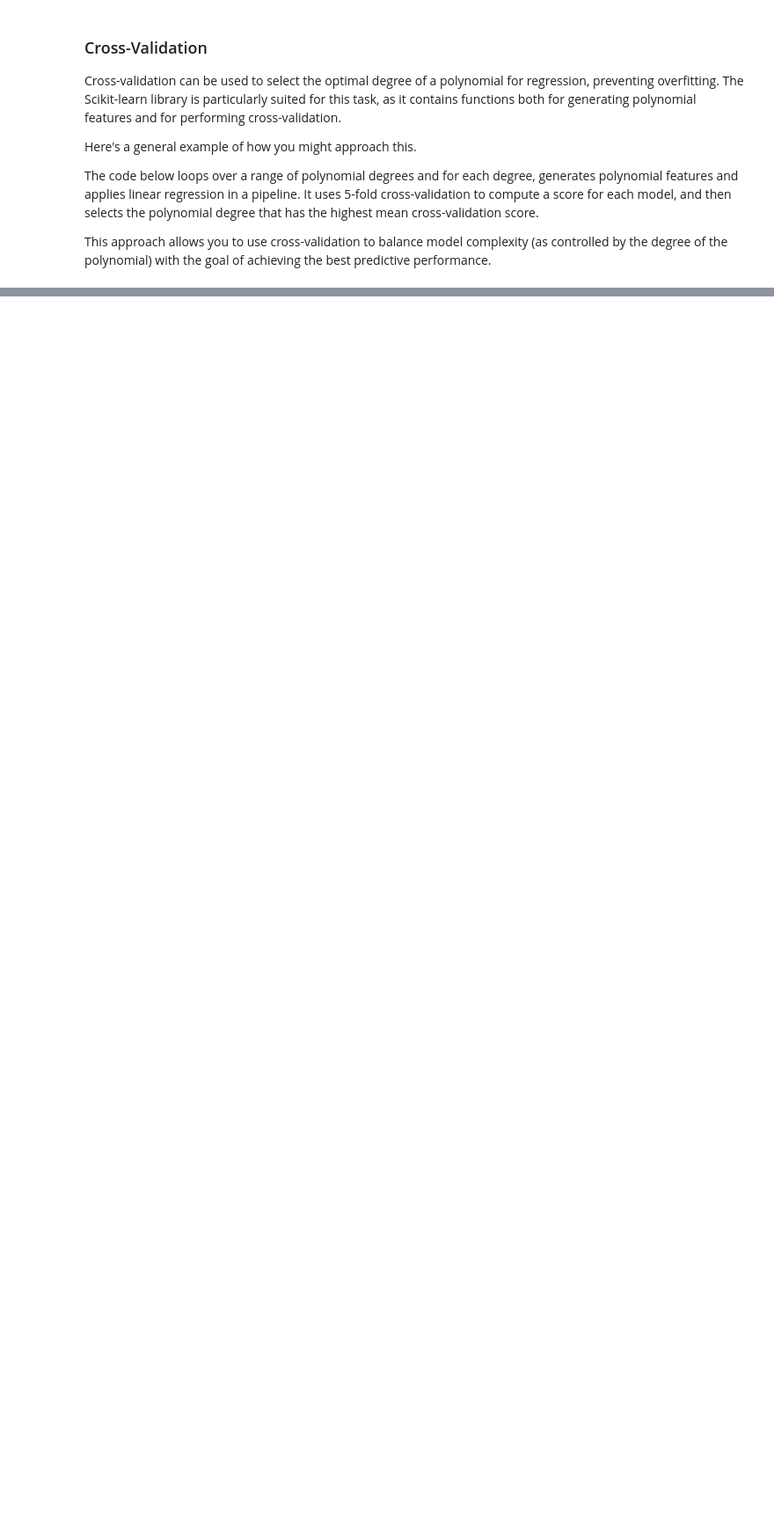
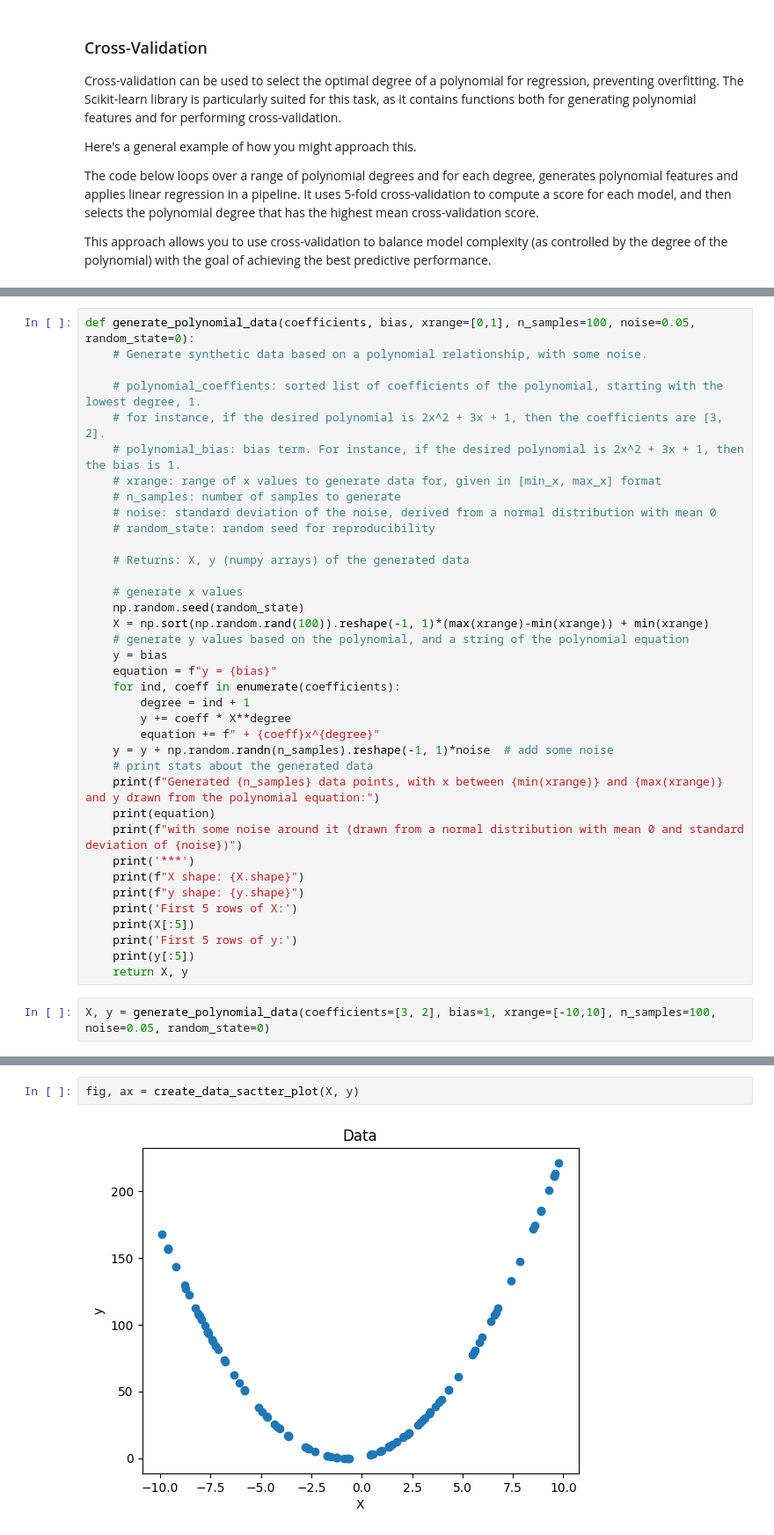
Before and after one commit to sanket238/CSCN8010, a Jupyter notebook: class_notebooks/cross-validation/cross-validation.ipynb, the cells around one changed output, grey strips where cells are left out. Shown at 88% size. Drawn from its saved outputs; the diff is of its cells as text; blank space fills up the shorter version.

```diff
--- a/class_notebooks/cross-validation/cross-validation.ipynb
+++ b/class_notebooks/cross-validation/cross-validation.ipynb
@@ -10,0 +26,39 @@ This approach allows you to use cross-validation to balance model complexity (as
+# %%
+def generate_polynomial_data(coefficients, bias, xrange=[0,1], n_samples=100, noise=0.05, random_state=0):
+    # Generate synthetic data based on a polynomial relationship, with some noise.
+
+    # polynomial_coeffients: sorted list of coefficients of the polynomial, starting with the lowest degree, 1.
+    # for instance, if the desired polynomial is 2x^2 + 3x + 1, then the coefficients are [3, 2].
+    # polynomial_bias: bias term. For instance, if the desired polynomial is 2x^2 + 3x + 1, then the bias is 1.
+    # xrange: range of x values to generate data for, given in [min_x, max_x] format
+    # n_samples: number of samples to generate
+    # noise: standard deviation of the noise, derived from a normal distribution with mean 0
+    # random_state: random seed for reproducibility
+
+    # Returns: X, y (numpy arrays) of the generated data
+
+    # generate x values
+    np.random.seed(random_state)
+    X = np.sort(np.random.rand(100)).reshape(-1, 1)*(max(xrange)-min(xrange)) + min(xrange)
+    # generate y values based on the polynomial, and a string of the polynomial equation
+    y = bias
+    equation = f"y = {bias}"
+    for ind, coeff in enumerate(coefficients):
+        degree = ind + 1
+        y += coeff * X**degree
+        equation += f" + {coeff}x^{degree}"
+    y = y + np.random.randn(n_samples).reshape(-1, 1)*noise  # add some noise
+    # print stats about the generated data
+    print(f"Generated {n_samples} data points, with x between {min(xrange)} and {max(xrange)} and y drawn from the polynomial equation:")
+    print(equation)
+    print(f"with some noise around it (drawn from a normal distribution with mean 0 and standard deviation of {noise})")
+    print('***')
+    print(f"X shape: {X.shape}")
+    print(f"y shape: {y.shape}")
+    print('First 5 rows of X:')
+    print(X[:5])
+    print('First 5 rows of y:')
+    print(y[:5])
+    return X, y
+# %%
+X, y = generate_polynomial_data(coefficients=[3, 2], bias=1, xrange=[-10,10], n_samples=100, noise=0.05, random_state=0)
@@ -10,0 +84,4 @@ This approach allows you to use cross-validation to balance model complexity (as
+# %%
+fig, ax = create_data_sactter_plot(X, y)
+# %% [output]
+[figure, added]
```
Also changed, not shown: parts of 6 cells of this notebook.
